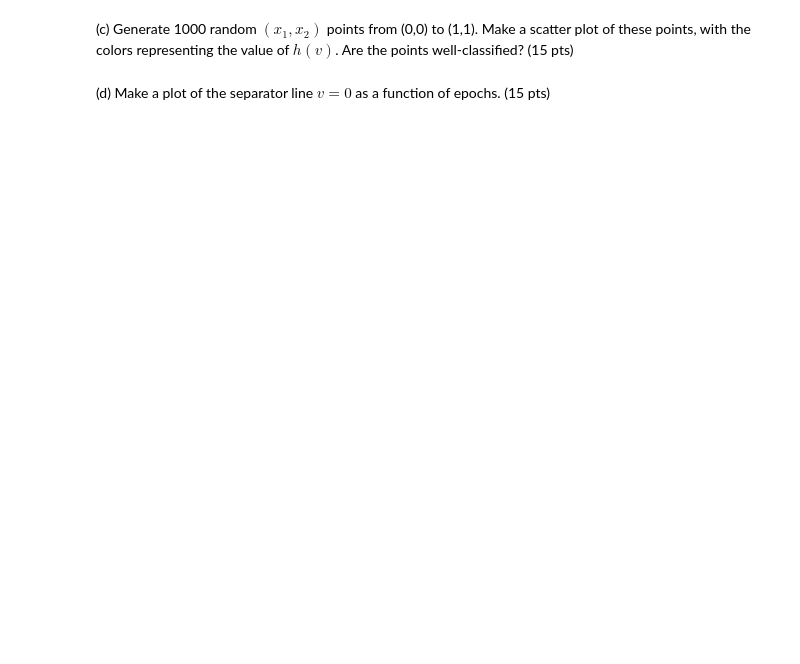
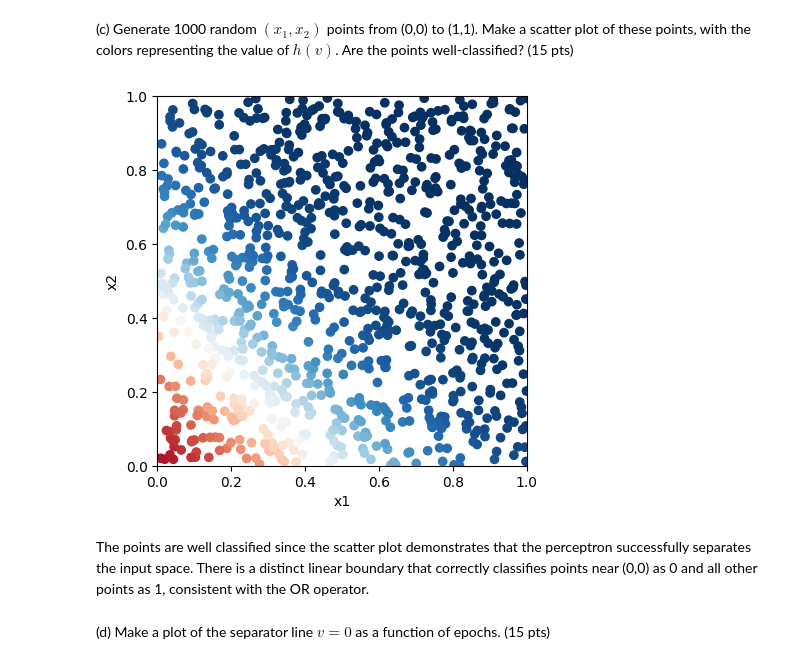
Before and after one commit to hataehyeok/compphys, a Jupyter notebook: 전산Hw9_하태혁_20210273.ipynb, the cells around one changed output. Drawn from its saved outputs; the diff is of its cells as text; code cells hidden in the pictures; blank space fills up the shorter version.

```diff
--- a/전산Hw9_하태혁_20210273.ipynb
+++ b/전산Hw9_하태혁_20210273.ipynb
@@ -58,25 +83,38 @@ plt.show()
 # %% [markdown]
 (c) Generate 1000 random $(x_1,x_2)$ points from (0,0) to (1,1). Make a scatter plot of these points, with the colors representing the value of $h(v)$. Are the points well-classified? (15 pts)
 # %%
+'''
+- This is for visualization of the trained decision boundary of trained perceptron
+- Choose the 1000 random points uniformly from [0,1] x [0,1]
+- Use RdBu colormap
+    - values near 0 (false) will map to red colors
+    - values near 1 (true) will map to blue colors
+    - values near 0.5 (decision boundary) will map to white/grey colors
+'''
+
 xlist = []
 ylist = []
 
 for i in range(1000):
     x = np.random.random(2)
-    y = np.sum(W@x) + b
+    y = np.sum(W@x) + b # compute the preactivation
     xlist.append(x)
     ylist.append(sigmoid(y))
 
 colors = plt.cm.RdBu(ylist)
 xlist = np.array(xlist)
 plt.scatter(xlist[:,0], xlist[:,1], marker='o',c=colors)
 plt.xlabel("x1")
 plt.ylabel("x2")
 plt.xlim(0,1)
 plt.ylim(0,1)
 ax = plt.gca()
 ax.set_aspect('equal')
 plt.show()
+# %% [output]
+[figure, added]
+# %% [markdown]
+The points are well classified since the scatter plot demonstrates that the perceptron successfully separates the input space. There is a distinct linear boundary that correctly classifies points near (0,0) as 0 and all other points as 1, consistent with the OR operator.
 # %% [markdown]
 (d) Make a plot of the separator line $v=0$ as a function of epochs. (15 pts)
 # %%
```
Also changed, not shown: parts of 13 cells of this notebook, 2 other files.
